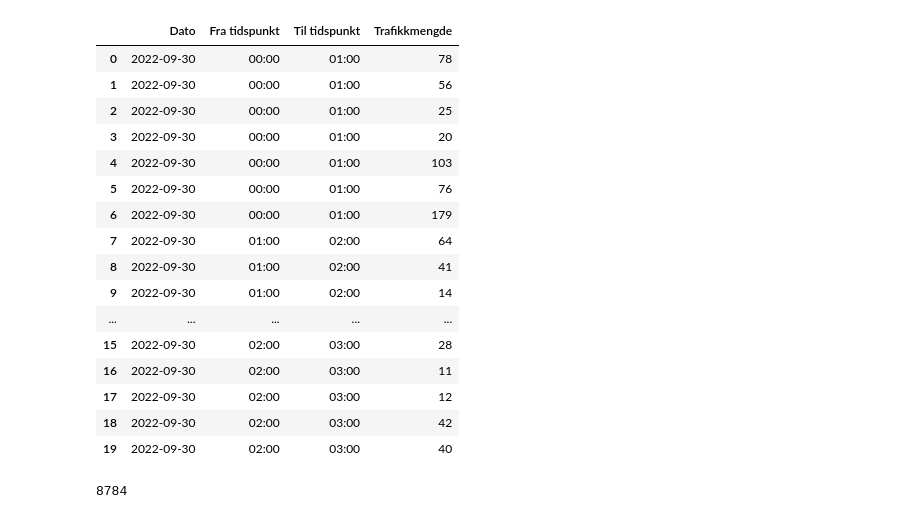
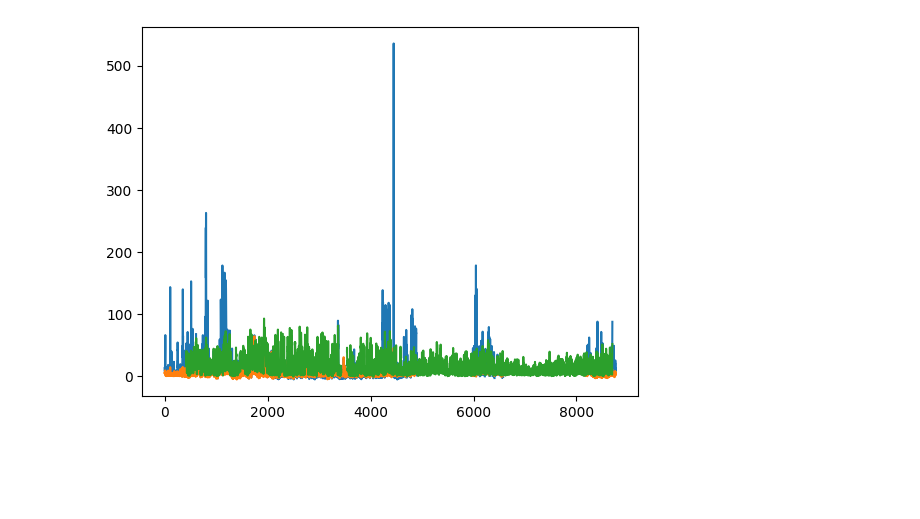
Before and after one commit to Naqibulr/EIT, a Jupyter notebook: luftkvalitet/src/assets/test.ipynb, the cells around one changed output. Cells and saved outputs as stored; diff of their text form; code cells hidden in the pictures; blank space fills up the shorter version.

Commit message:
luftkvalitet

```diff
--- a/luftkvalitet/src/assets/test.ipynb
+++ b/luftkvalitet/src/assets/test.ipynb
@@ -4,37 +4,13 @@ import numpy as np
 import matplotlib.pyplot as plt
 # %%
 
-data = pd.read_csv('trafikk.csv', sep=';', header=0)
+data = pd.read_csv('luftkvalitet.csv', sep=',', header=0)
+data.head(20)
 
 
-
-data.head(20)
+data['Elgeseter PM10µg/m³'].plot()
+data['Elgeseter PM2.5µg/m³'].plot()
+data['Elgeseter NO2µg/m³'].plot()
+plt.show()
 # %% [output]
-|  | Dato | Fra tidspunkt | Til tidspunkt | Trafikkmengde |
-| 0 | 2022-09-30 | 00:00 | 01:00 | 78 |
-| 1 | 2022-09-30 | 00:00 | 01:00 | 56 |
-| 2 | 2022-09-30 | 00:00 | 01:00 | 25 |
-| 3 | 2022-09-30 | 00:00 | 01:00 | 20 |
-| 4 | 2022-09-30 | 00:00 | 01:00 | 103 |
-| 5 | 2022-09-30 | 00:00 | 01:00 | 76 |
-| 6 | 2022-09-30 | 00:00 | 01:00 | 179 |
-| 7 | 2022-09-30 | 01:00 | 02:00 | 64 |
-| 8 | 2022-09-30 | 01:00 | 02:00 | 41 |
-| 9 | 2022-09-30 | 01:00 | 02:00 | 14 |
-| ... | ... | ... | ... | ... |
-| 15 | 2022-09-30 | 02:00 | 03:00 | 28 |
-| 16 | 2022-09-30 | 02:00 | 03:00 | 11 |
-| 17 | 2022-09-30 | 02:00 | 03:00 | 12 |
-| 18 | 2022-09-30 | 02:00 | 03:00 | 42 |
-| 19 | 2022-09-30 | 02:00 | 03:00 | 40 |
+[figure, added]
-# %%
-data = data.drop_duplicates(subset=['Dato', 'Fra tidspunkt', 'Til tidspunkt'], keep='last')
-
-print(len(data))
-
-data.head(24)
-
-# write to csv
-data.to_csv('trafikk1.csv', sep=';', index=False)
-# %% [output]
-8784
```
Also changed, not shown: parts of 6 cells of this notebook, 2 other files.
